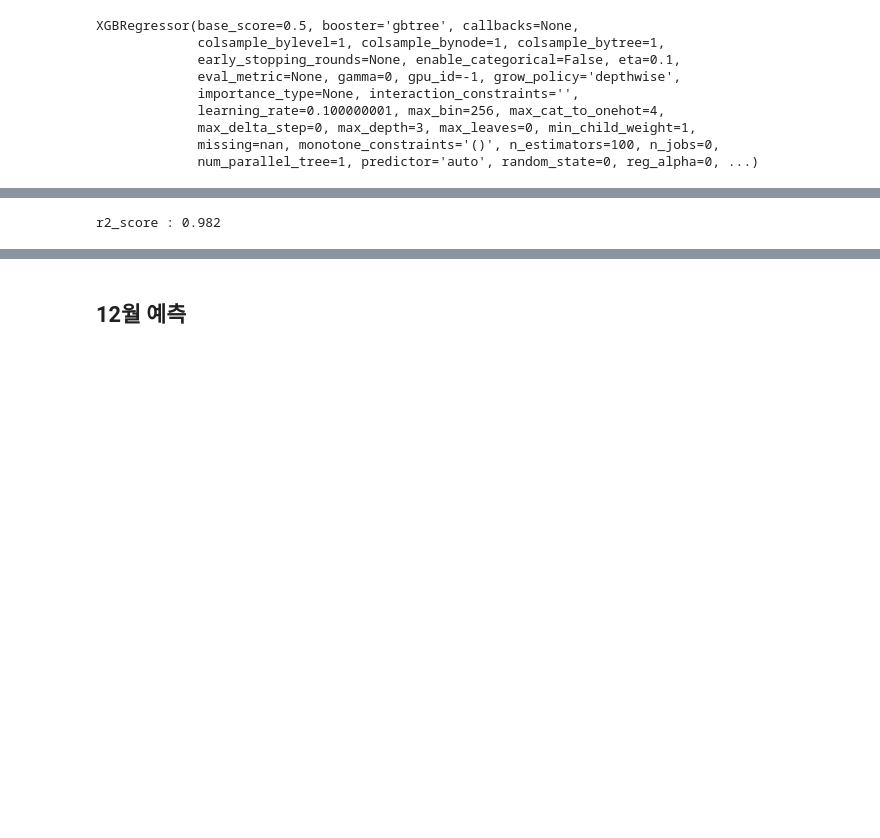
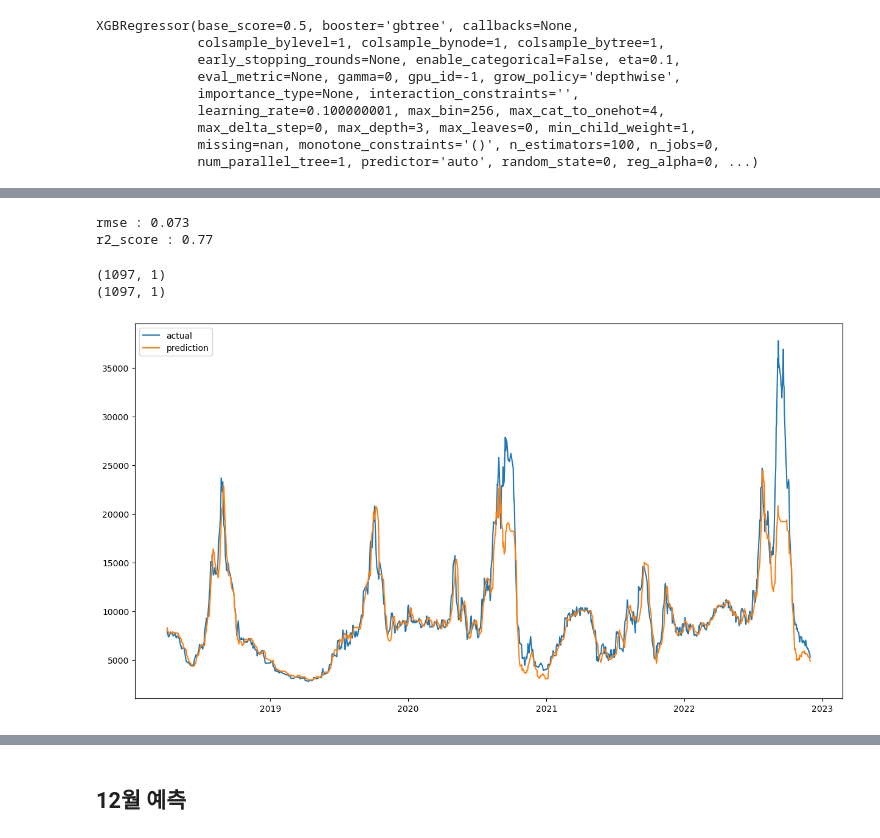
Before and after one commit to Kim-Hyunah/Final_Predict_Agricultural, a Jupyter notebook: model_pred_price_xgb_jinhyeok.ipynb, the cells around one changed output, grey strips where cells are left out. Saved outputs shown, nothing was run; the diff lists cells and outputs as text; code cells hidden in the pictures; blank space fills up the shorter version.

```diff
--- a/model_pred_price_xgb_jinhyeok.ipynb
+++ b/model_pred_price_xgb_jinhyeok.ipynb
@@ -49,12 +48,13 @@ target = df["배추가격"]
 # %%
-std_feat = StandardScaler()
-std_tar = StandardScaler()
+## MinMaxScaler를 이용한 정규화
+mmsc_feat = MinMaxScaler()
+mmsc_tar = MinMaxScaler()
 
-std_feat.fit(feature)
-std_tar.fit(target.values.reshape(-1,1))
+mmsc_feat.fit(feature)
+mmsc_tar.fit(target.values.reshape(-1,1))
 
-X = std_feat.transform(feature)
-y = std_tar.transform(target.values.reshape(-1,1))
+X = mmsc_feat.transform(feature)
+y = mmsc_tar.transform(target.values.reshape(-1,1))
 # %%
 ## trainset과 testset을 분리
 # %%
@@ -207,7 +232,6 @@ params_xgb = {"learning_rate" : eta,
                 "n_estimators" : n_estimators,
                 "max_depth" : max_depth,
                 "gamma" : gamma,
-                "max_leaf_nodes" : max_leaf_nodes,
                 "min_child_weight" : min_child_weight}
 # %%
 xgb_grid = XGBRegressor()
@@ -243,5 +268,38 @@ r2_score : 0.826
-# %%
-y_pred = xgb.predict(X_train)
-print("r2_score :", round(r2_score(y_train, y_pred),3))
-# %% [output]
-r2_score : 0.982
+# %%
+# 파라미터 조정한 xgboost
+xgb_new = XGBRegressor(eta=grid_xgb.best_params_["learning_rate"],
+                        n_estimators=grid_xgb.best_params_["n_estimators"],
+                        max_depth = grid_xgb.best_params_["max_depth"],
+                        gamma=grid_xgb.best_params_["gamma"],
+                        min_child_weight=grid_xgb.best_params_["min_child_weight"],
+                        colsample_bytree = 1,
+                        reg_alpha = 0,
+                        reg_lambda = 0,
+                        subsample = 0.5)
+
+xgb_new.fit(X_train, y_train)
+
+y_pred2 = xgb_new.predict(X_test)
+print("rmse :", round(np.sqrt(mean_squared_error(y_test, y_pred2)),3))
+print("r2_score :", round(r2_score(y_test, y_pred2),3))
+# %% [output]
+rmse : 0.073
+r2_score : 0.77
+# %%
+# 역정규화
+y_tst_inv = mmsc_tar.inverse_transform(y_test)
+y_pred_inv = mmsc_tar.inverse_transform(y_pred.reshape(-1,1))
+
+print(y_tst_inv.shape)
+print(y_pred_inv.shape)
+# %% [output]
+(1097, 1)
+(1097, 1)
+# %%
+fig = plt.figure(figsize=(15,8))
+plt.plot(target.index[len_y:], y_tst_inv.reshape(-1), label="actual")
+plt.plot(target.index[len_y:], y_pred_inv.reshape(-1), label="prediction")
+plt.legend()
+plt.show()
+# %% [output]
+[figure, added]
```
Also changed, not shown: parts of 14 cells of this notebook, 1 other file.
